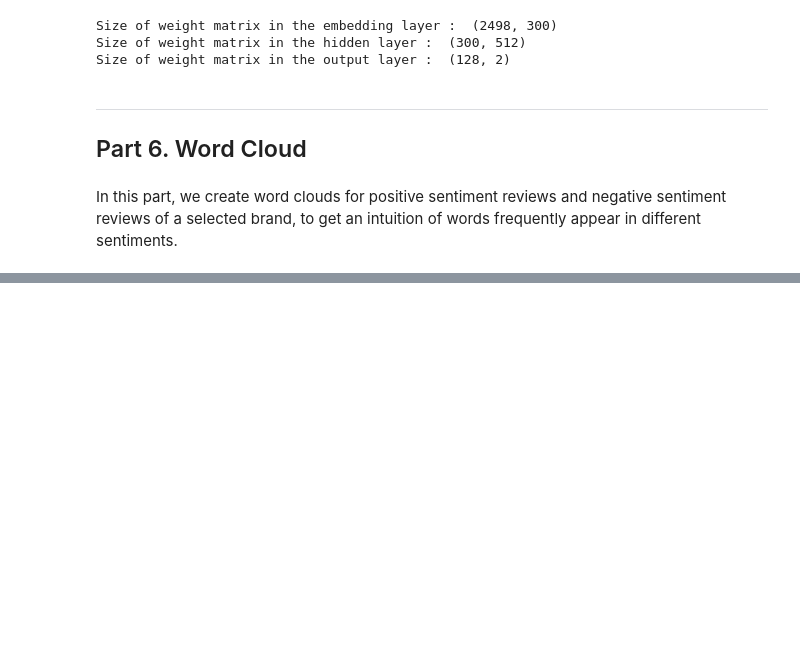
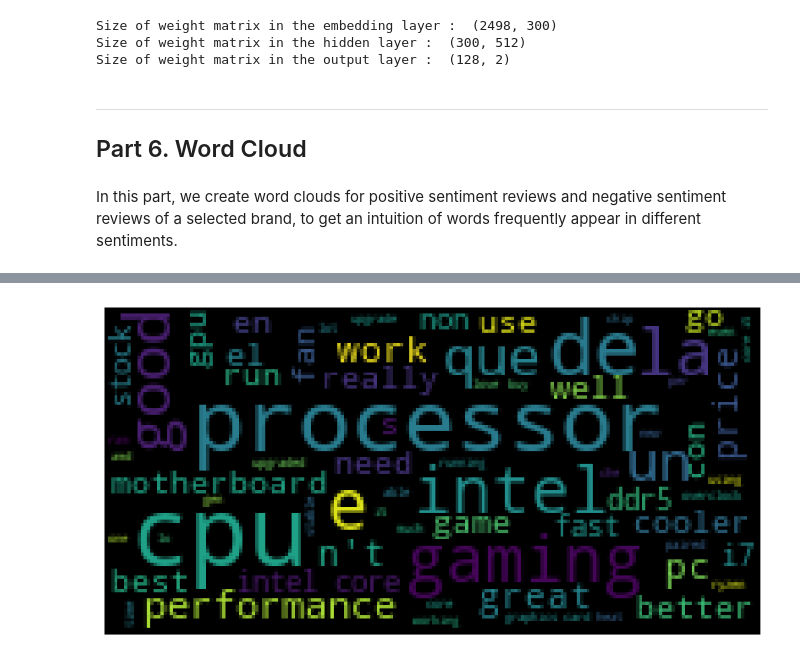
Before and after one commit to GarvBhaskar/Intel-Product-Sentiment-Analysis, a Jupyter notebook: model.ipynb, the cells around one changed output, grey strips where cells are left out. Drawn from its saved outputs; the diff is of its cells as text; code cells hidden in the pictures; blank space fills up the shorter version.

```diff
--- a/model.ipynb
+++ b/model.ipynb
@@ -1058,15 +1075,22 @@ In this part, we create word clouds for positive sentiment reviews and negative
 # %%
-def create_word_cloud(brand, sentiment):
+import matplotlib.pyplot as plt
+import nltk
+from nltk.corpus import stopwords
+from wordcloud import WordCloud
+
+# Download NLTK stopwords
+nltk.download('stopwords')
+
+def create_word_cloud(Sentiment):
     try:
-        df_brand = df.loc[df['Brand Name'].isin([brand])]
-        df_brand_sample = df_brand.sample(frac=0.1)
+        df_sample = df.sample(frac=0.1)  # Sample from the entire DataFrame
         word_cloud_collection = ''
 
-        if sentiment == 1:
-            df_reviews = df_brand_sample[df_brand_sample["Sentiment"]==1]["Reviews"]
+        if Sentiment == 1:
+            df_reviews = df_sample[df_sample["Sentiment"]==1]["Reviews"]
 
-        if sentiment == 0:
-            df_reviews = df_brand_sample[df_brand_sample["Sentiment"]==0]["Reviews"]
+        if Sentiment == 0:
+            df_reviews = df_sample[df_sample["Sentiment"]==0]["Reviews"]
 
         for val in df_reviews.str.lower():
             tokens = nltk.word_tokenize(val)
@@ -1074,10 +1098,10 @@ def create_word_cloud(brand, sentiment):
             for words in tokens:
                 word_cloud_collection = word_cloud_collection + words + ' '
 
-        wordcloud = WordCloud(max_font_size=50, width=500, height=300).generate(word_cloud_collection)
-        plt.figure(figsize=(20,20))
+        wordcloud = WordCloud(max_font_size=30, width=200, height=100).generate(word_cloud_collection)
+        plt.figure(figsize=(10,10))
         plt.imshow(wordcloud)
         plt.axis("off")
         plt.show()
-    except:
-        pass
+    except Exception as e:
+        print(e)
@@ -1084,3 +1112,5 @@ def create_word_cloud(brand, sentiment):
 # %%
-create_word_cloud(brand='Intel', sentiment=1)
+create_word_cloud(Sentiment=1)
+# %% [output]
+[figure, added]
 # %%
```
Also changed, not shown: parts of 7 cells of this notebook, 1 other file.
